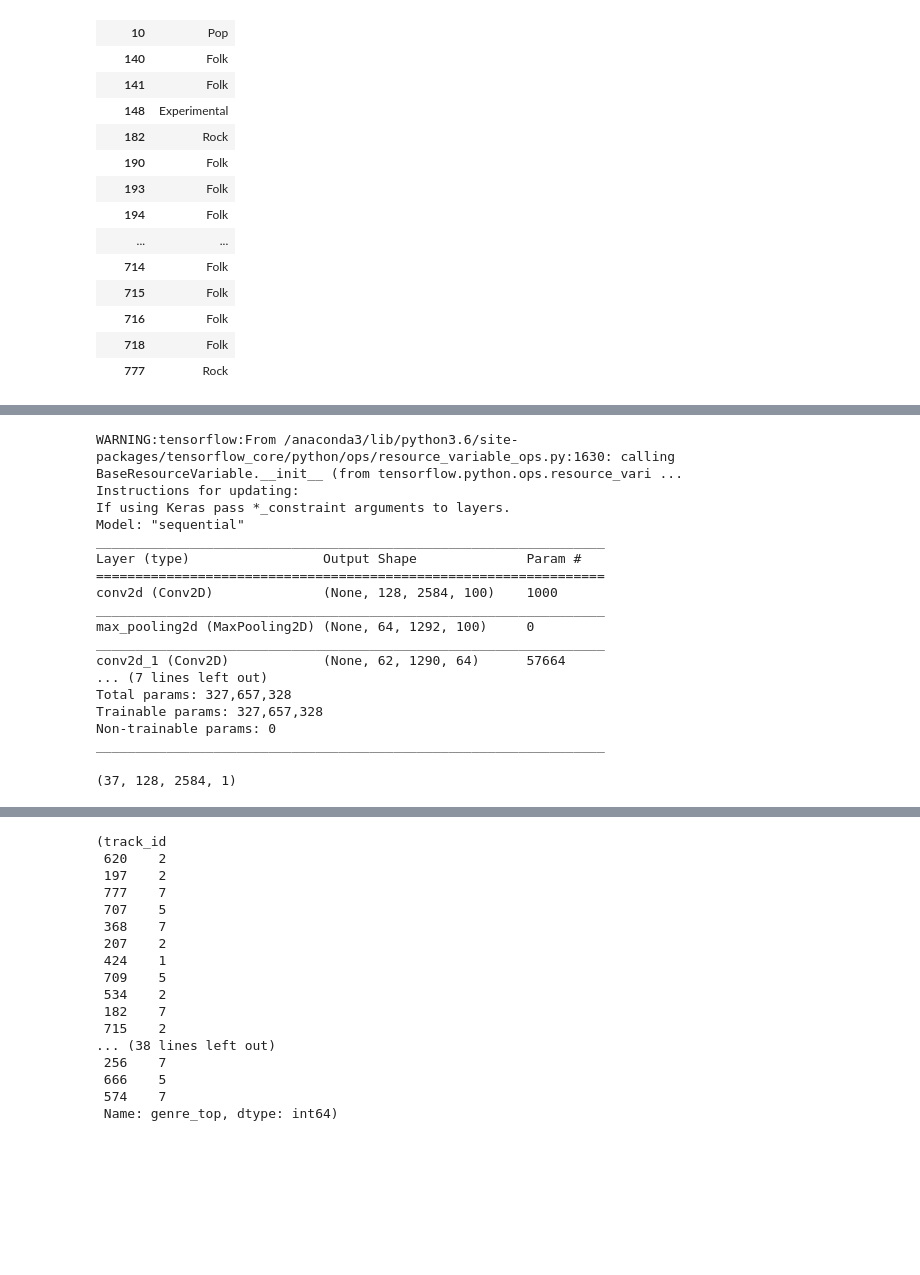
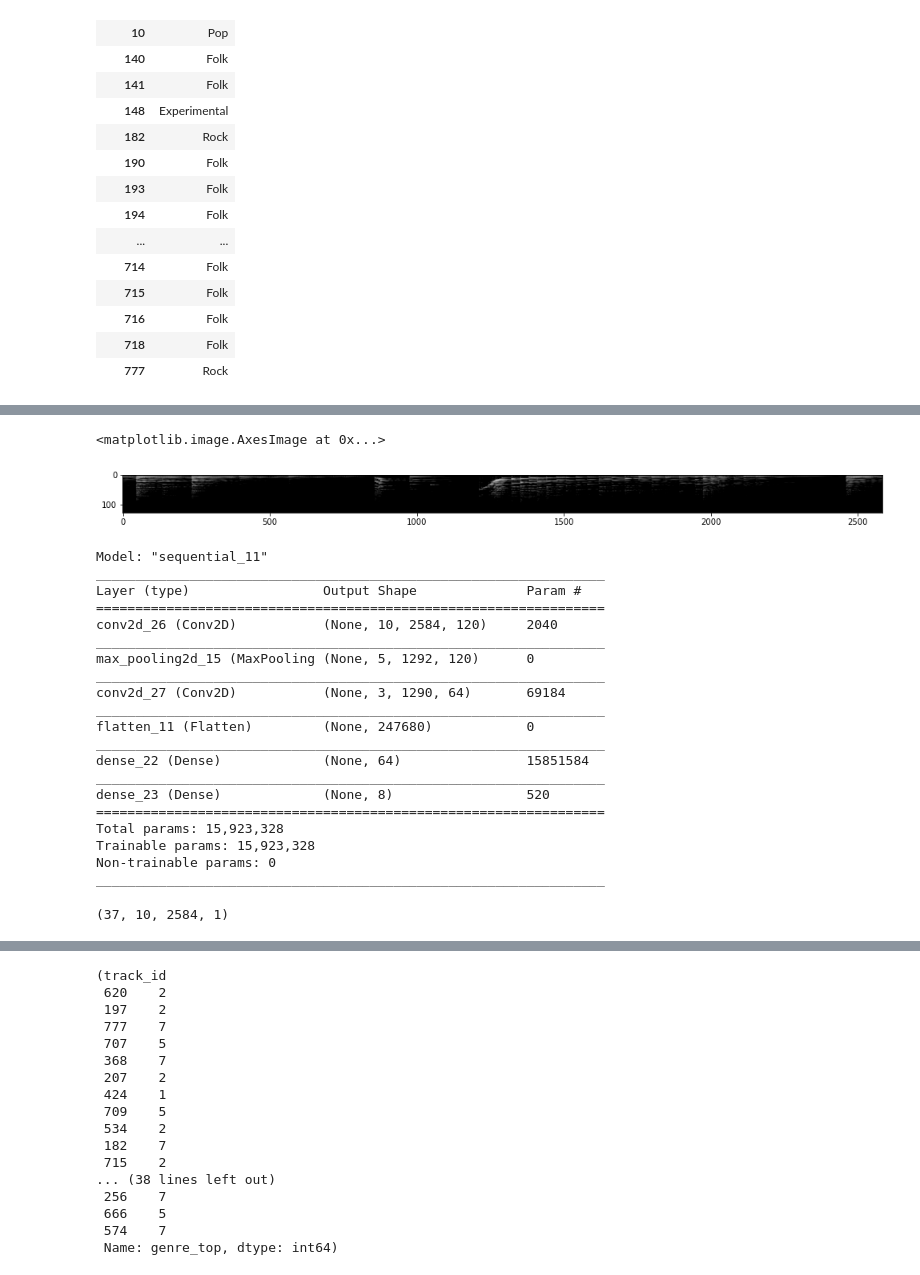
Before and after one commit to bhavnasud/MusicRecognition, a Jupyter notebook: usage.ipynb, the cells around one changed output, grey strips where cells are left out. Drawn from its saved outputs; the diff is of its cells as text; code cells hidden in the pictures; blank space fills up the shorter version.

```diff
--- a/usage.ipynb
+++ b/usage.ipynb
@@ -409,6 +432,11 @@ np.max(test)
+# %%
+plt.imshow(first, cmap='gray')
+# %% [output]
+<matplotlib.image.AxesImage at 0x...>
+[figure, added]
 # %%
 model = models.Sequential()
-model.add(layers.Conv2D(100, (3,3), activation='relu', padding = 'same', input_shape=(128, 2584, 1)))
+model.add(layers.Conv2D(120, (4,4), activation='relu', padding = 'same', input_shape=(10, frequency_cutoff, 1)))
 model.add(layers.MaxPooling2D((2, 2)))
 model.add(layers.Conv2D(64, (3, 3), activation='relu'))
 # model.add(layers.MaxPooling2D((2, 2)))
@@ -418,27 +446,30 @@ model.add(layers.Dense(64, activation='relu'))
 model.add(layers.Dense(8))
 model.summary()
 # %% [output]
-WARNING:tensorflow:From /anaconda3/lib/python3.6/site-packages/tensorflow_core/python/ops/resource_variable_ops.py:1630: calling BaseResourceVariable.__init__ (from tensorflow.python.ops.resource_vari ...
-Instructions for updating:
-If using Keras pass *_constraint arguments to layers.
-Model: "sequential"
+Model: "sequential_11"
 _________________________________________________________________
 Layer (type)                 Output Shape              Param #
 =================================================================
-conv2d (Conv2D)              (None, 128, 2584, 100)    1000
+conv2d_26 (Conv2D)           (None, 10, 2584, 120)     2040
 _________________________________________________________________
-max_pooling2d (MaxPooling2D) (None, 64, 1292, 100)     0
+max_pooling2d_15 (MaxPooling (None, 5, 1292, 120)      0
 _________________________________________________________________
-conv2d_1 (Conv2D)            (None, 62, 1290, 64)      57664
-... (7 lines left out)
-Total params: 327,657,328
-Trainable params: 327,657,328
+conv2d_27 (Conv2D)           (None, 3, 1290, 64)       69184
+_________________________________________________________________
+flatten_11 (Flatten)         (None, 247680)            0
+_________________________________________________________________
+dense_22 (Dense)             (None, 64)                15851584
+_________________________________________________________________
+dense_23 (Dense)             (None, 8)                 520
+=================================================================
+Total params: 15,923,328
+Trainable params: 15,923,328
 Non-trainable params: 0
 _________________________________________________________________
 # %%
-np.stack(X_train['mel_log_normalized']).shape
+np.stack(X_train['mel_log_with_channel']).shape
 # %% [output]
-(37, 128, 2584, 1)
+(37, 10, 2584, 1)
 # %%
 label_dict = {
  'Electronic': 0,
```
Also changed, not shown: parts of 17 cells of this notebook.
